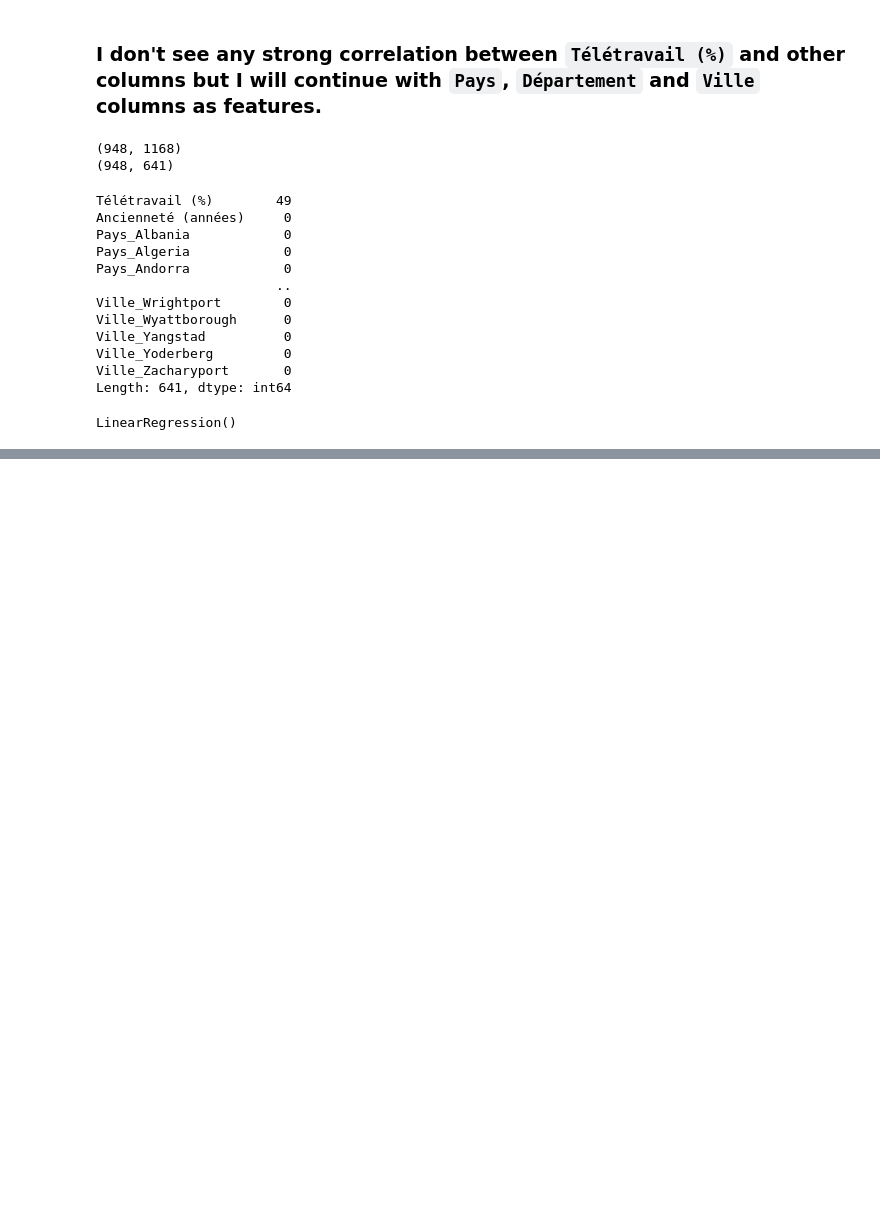
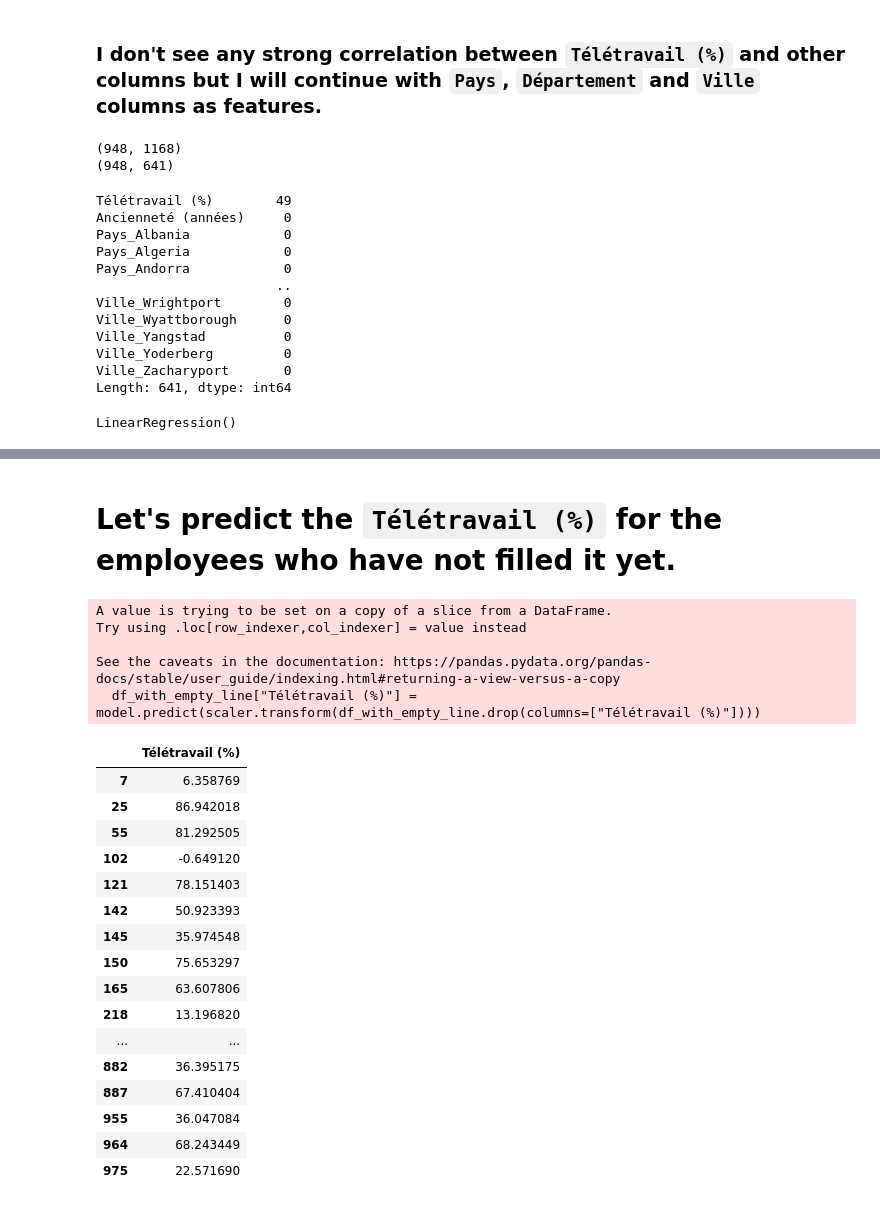
Before and after one commit to beryl-07/datascience-exercices, a Jupyter notebook: forecasting-model-for-teleworking-percentage/main.ipynb, the cells around one changed output, grey strips where cells are left out. Cells and saved outputs as stored; diff of their text form; code cells hidden in the pictures; blank space fills up the shorter version.

Commit message:
Predict 'Télétravail %' for line without

```diff
--- a/forecasting-model-for-teleworking-percentage/main.ipynb
+++ b/forecasting-model-for-teleworking-percentage/main.ipynb
@@ -168,0 +170,29 @@ print(mse)
+# %% [markdown]
+# Let's predict the `Télétravail (%)` for the employees who have not filled it yet.
+# %%
+df_with_empty_line["Télétravail (%)"] = model.predict(scaler.transform(df_with_empty_line.drop(columns=["Télétravail (%)"])))
+
+df_with_empty_line[["Télétravail (%)"]]
+# %% [output]
+A value is trying to be set on a copy of a slice from a DataFrame.
+Try using .loc[row_indexer,col_indexer] = value instead
+
+See the caveats in the documentation: https://pandas.pydata.org/pandas-docs/stable/user_guide/indexing.html#returning-a-view-versus-a-copy
+  df_with_empty_line["Télétravail (%)"] = model.predict(scaler.transform(df_with_empty_line.drop(columns=["Télétravail (%)"])))
+|  | Télétravail (%) |
+| 7 | 6.358769 |
+| 25 | 86.942018 |
+| 55 | 81.292505 |
+| 102 | -0.649120 |
+| 121 | 78.151403 |
+| 142 | 50.923393 |
+| 145 | 35.974548 |
+| 150 | 75.653297 |
+| 165 | 63.607806 |
+| 218 | 13.196820 |
+| ... | ... |
+| 882 | 36.395175 |
+| 887 | 67.410404 |
+| 955 | 36.047084 |
+| 964 | 68.243449 |
+| 975 | 22.571690 |
```
Also changed, not shown: parts of 1 cell of this notebook.
